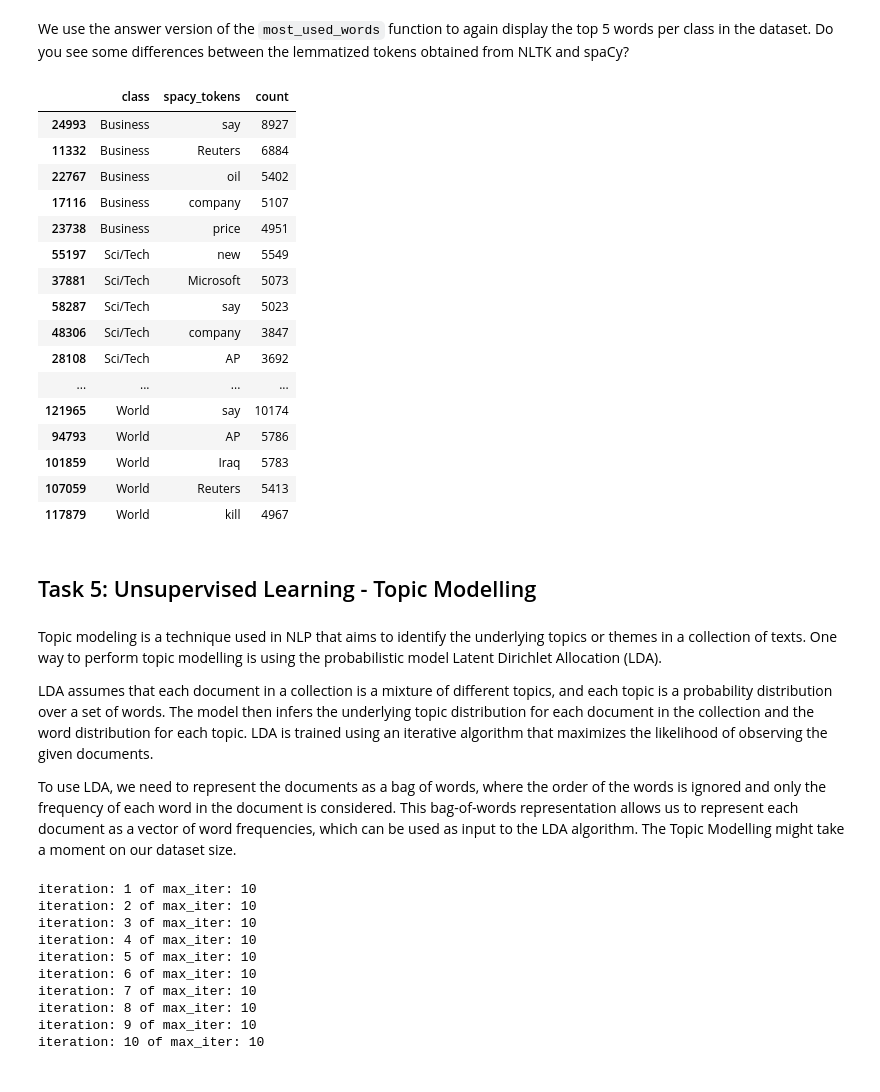
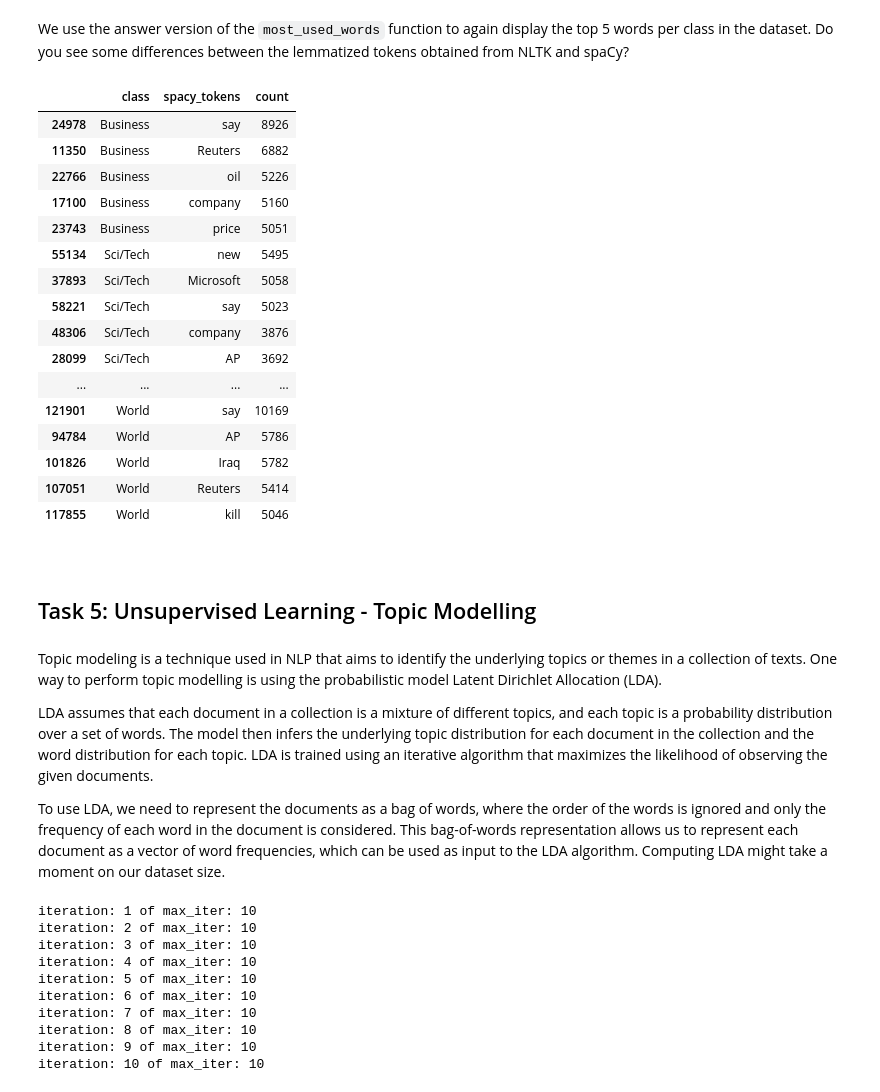
Before and after one commit to MultiX-Amsterdam/data-science-book-uva-2023, a Jupyter notebook: _build/html/_sources/docs/modules/text-data-module/tutorial-text-data.ipynb, the cells around one changed output. Saved outputs shown, nothing was run; the diff lists cells and outputs as text; code cells hidden in the pictures.

```diff
--- a/_build/html/_sources/docs/modules/text-data-module/tutorial-text-data.ipynb
+++ b/_build/html/_sources/docs/modules/text-data-module/tutorial-text-data.ipynb
@@ -409,0 +545,3 @@ display(answer_most_used_words(answer_remove_stopwords(train_df)))
+# %%
+answer_df = answer_remove_stopwords(answer_df)
+display(answer_most_used_words(answer_df))
@@ -484,8 +666,10 @@ In an object-oriented way, spaCy can be thought of as a collection of classes an
 When a text is processed by spaCy, it is first passed to the nlp function, which uses the loaded model to tokenize the text and applies various linguistic annotations like part-of-speech tagging, named entity recognition, and dependency parsing in the background. The resulting annotations are stored in a Doc object, which can be accessed and manipulated using various methods and attributes. For example, the Doc object can be iterated over to access each Token object in the document.
 # %%
 # Load the small English model in spaCy.
-# Disable Named Entity Recognition in the model pipeline since we're not using it.
-nlp = spacy.load("en_core_web_sm", disable=['ner'])
+# Disable Named Entity Recognition and the parser in the model pipeline since we're not using it.
+# Check the following website for the spaCy NLP pipeline:
+# - https://spacy.io/usage/processing-pipelines
+nlp = spacy.load("en_core_web_sm", disable=["parser", "ner"])
 
 # Process the text using spaCy.
 doc = nlp(text)
@@ -541,8 +725,13 @@ def add_spacy(df):
     # Copy the dataframe to avoid editing the original one.
     df = df.copy(deep=True)
 
-    df['doc'] = [doc for doc in tqdm(nlp.pipe(df['text']), total=df.shape[0])]
+    # Get the number of CPUs in the machine.
+    n_process = max(1, os.cpu_count()-2)
+
+    # Use multiple CPUs to speed up computing.
+    df['doc'] = [doc for doc in tqdm(nlp.pipe(df['text'], n_process=n_process), total=df.shape[0])]
 
     return df
 
-train_df = add_spacy(train_df)
+df_train = add_spacy(answer_df)
+display(df_train)
@@ -553,0 +761,3 @@ train_df = add_spacy(train_df)
+# %%
+answer_df = answer_spacy_tokens(df_train)
+display(answer_df)
@@ -579,25 +833,27 @@ train_df = spacy_tokens(train_df)
 # %% [markdown]
 We use the answer version of the `most_used_words` function to again display the top 5 words per class in the dataset. Do you see some differences between the lemmatized tokens obtained from NLTK and spaCy?
 # %%
-display(most_used_words(train_df, 'spacy_tokens'))
+display(answer_most_used_words(answer_df, 'spacy_tokens'))
 # %% [output]
 |  | class | spacy_tokens | count |
-| 24993 | Business | say | 8927 |
-| 11332 | Business | Reuters | 6884 |
-| 22767 | Business | oil | 5402 |
-| 17116 | Business | company | 5107 |
-| 23738 | Business | price | 4951 |
-| 55197 | Sci/Tech | new | 5549 |
-| 37881 | Sci/Tech | Microsoft | 5073 |
-| 58287 | Sci/Tech | say | 5023 |
-| 48306 | Sci/Tech | company | 3847 |
-| 28108 | Sci/Tech | AP | 3692 |
+| 24978 | Business | say | 8926 |
+| 11350 | Business | Reuters | 6882 |
+| 22766 | Business | oil | 5226 |
+| 17100 | Business | company | 5160 |
+| 23743 | Business | price | 5051 |
+| 55134 | Sci/Tech | new | 5495 |
+| 37893 | Sci/Tech | Microsoft | 5058 |
+| 58221 | Sci/Tech | say | 5023 |
+| 48306 | Sci/Tech | company | 3876 |
+| 28099 | Sci/Tech | AP | 3692 |
 | ... | ... | ... | ... |
-| 121965 | World | say | 10174 |
-| 94793 | World | AP | 5786 |
-| 101859 | World | Iraq | 5783 |
-| 107059 | World | Reuters | 5413 |
-| 117879 | World | kill | 4967 |
+| 121901 | World | say | 10169 |
+| 94784 | World | AP | 5786 |
+| 101826 | World | Iraq | 5782 |
+| 107051 | World | Reuters | 5414 |
+| 117855 | World | kill | 5046 |
+# %% [markdown]
+<a name="t5"></a>
 # %% [markdown]
 ## Task 5: Unsupervised Learning - Topic Modelling
 # %% [markdown]
@@ -605,5 +861,5 @@ Topic modeling is a technique used in NLP that aims to identify the underlying t
 
 LDA assumes that each document in a collection is a mixture of different topics, and each topic is a probability distribution over a set of words. The model then infers the underlying topic distribution for each document in the collection and the word distribution for each topic. LDA is trained using an iterative algorithm that maximizes the likelihood of observing the given documents.
 
-To use LDA, we need to represent the documents as a bag of words, where the order of the words is ignored and only the frequency of each word in the document is considered. This bag-of-words representation allows us to represent each document as a vector of word frequencies, which can be used as input to the LDA algorithm. The Topic Modelling might take a moment on our dataset size.
+To use LDA, we need to represent the documents as a bag of words, where the order of the words is ignored and only the frequency of each word in the document is considered. This bag-of-words representation allows us to represent each document as a vector of word frequencies, which can be used as input to the LDA algorithm. Computing LDA might take a moment on our dataset size.
 # %%
```
Also changed, not shown: parts of 87 cells of this notebook, 58 other files.
